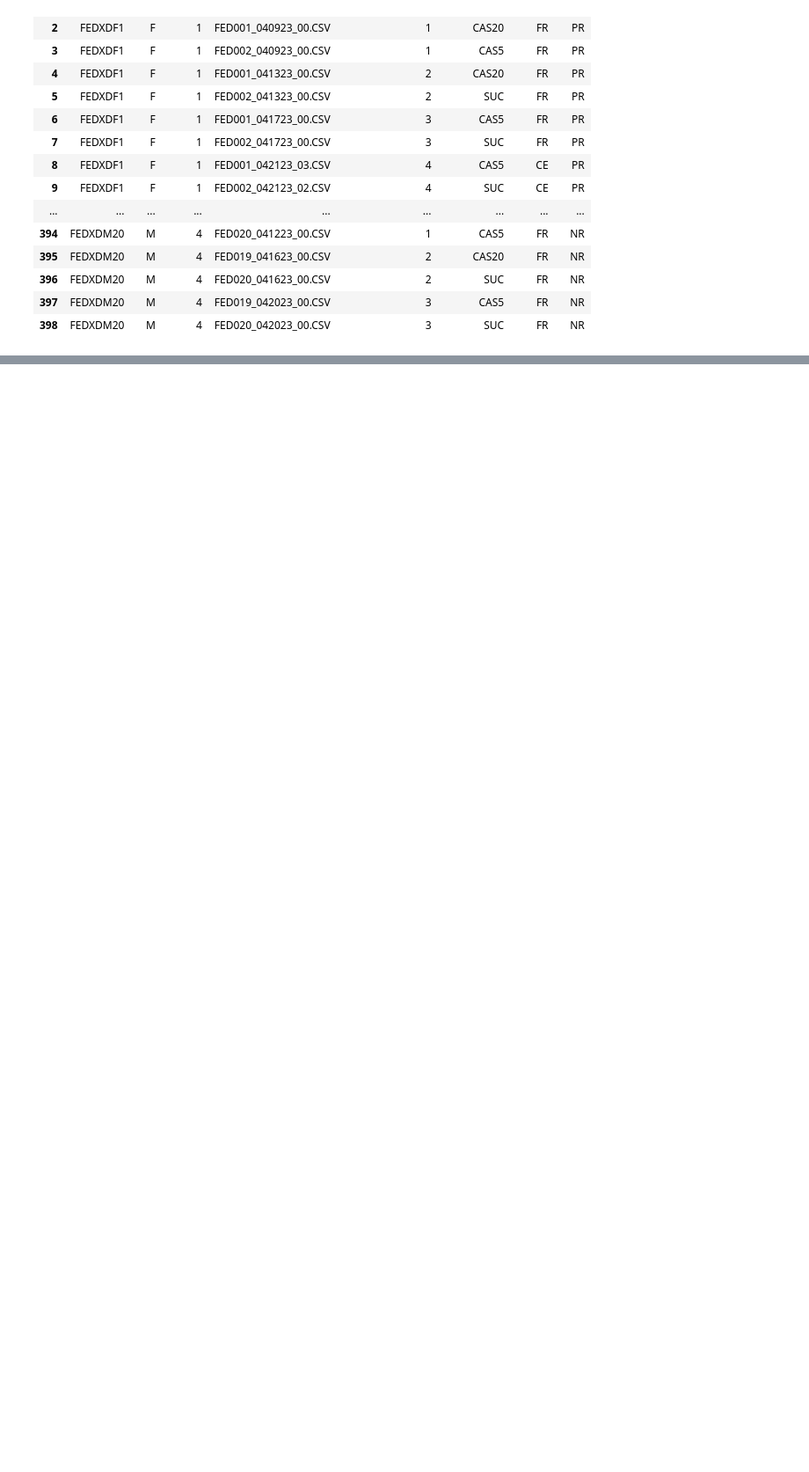
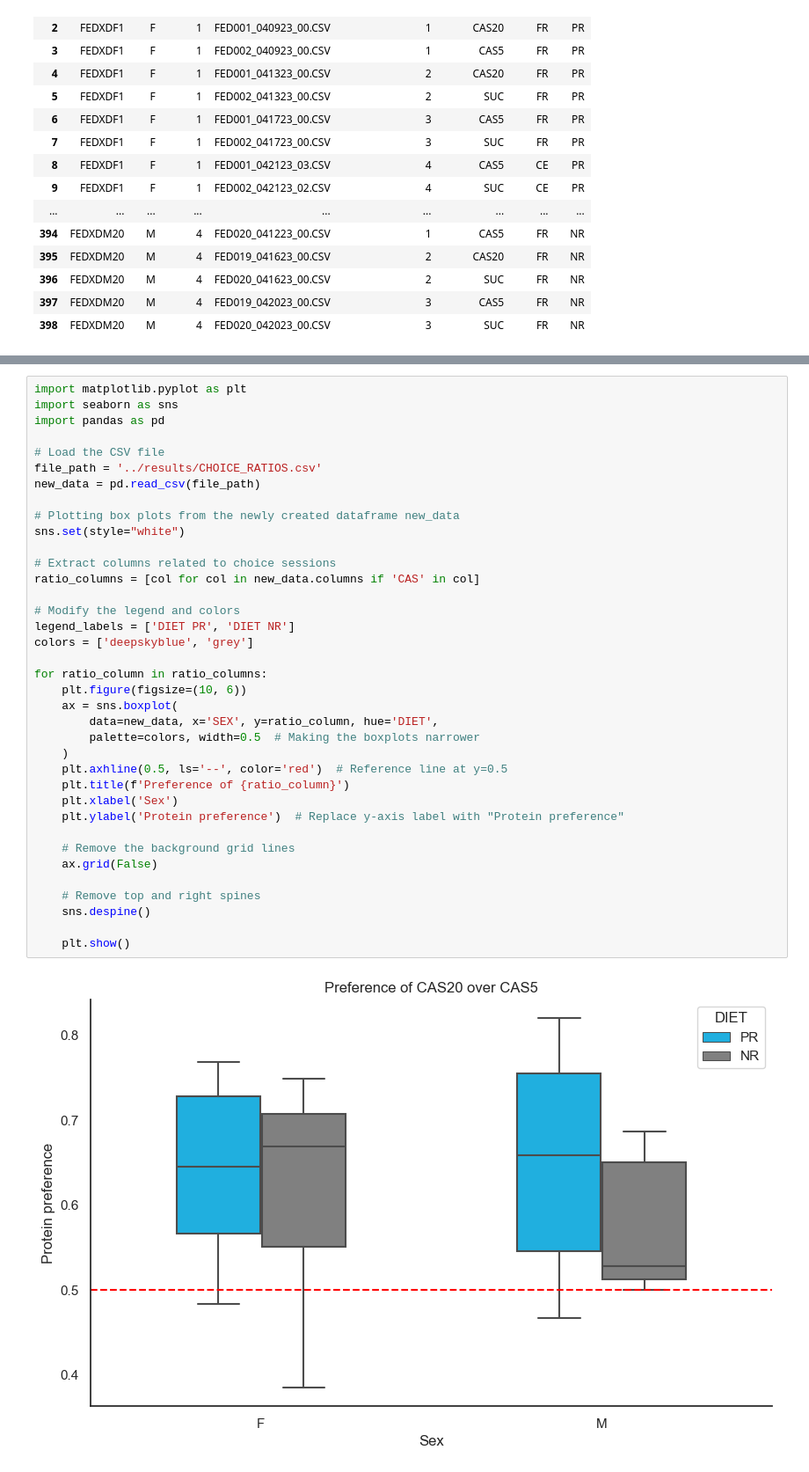
Before and after one commit to Htbibalan/FEDPROFERENCE, a Jupyter notebook: notebooks/RATIO_PREFERENCE.ipynb, the cells around one changed output, grey strips where cells are left out. Shown at 88% size. Cells and saved outputs as stored; diff of their text form; blank space fills up the shorter version.

```diff
--- a/notebooks/RATIO_PREFERENCE.ipynb
+++ b/notebooks/RATIO_PREFERENCE.ipynb
@@ -103,0 +271,39 @@ final_data
+# %%
+import matplotlib.pyplot as plt
+import seaborn as sns
+import pandas as pd
+
+# Load the CSV file
+file_path = '../results/CHOICE_RATIOS.csv'
+new_data = pd.read_csv(file_path)
+
+# Plotting box plots from the newly created dataframe new_data
+sns.set(style="white")
+
+# Extract columns related to choice sessions
+ratio_columns = [col for col in new_data.columns if 'CAS' in col]
+
+# Modify the legend and colors
+legend_labels = ['DIET PR', 'DIET NR']
+colors = ['deepskyblue', 'grey']
+
+for ratio_column in ratio_columns:
+    plt.figure(figsize=(10, 6))
+    ax = sns.boxplot(
+        data=new_data, x='SEX', y=ratio_column, hue='DIET',
+        palette=colors, width=0.5  # Making the boxplots narrower
+    )
+    plt.axhline(0.5, ls='--', color='red')  # Reference line at y=0.5
+    plt.title(f'Preference of {ratio_column}')
+    plt.xlabel('Sex')
+    plt.ylabel('Protein preference')  # Replace y-axis label with "Protein preference"
+
+    # Remove the background grid lines
+    ax.grid(False)
+
+    # Remove top and right spines
+    sns.despine()
+
+    plt.show()
+# %% [output]
+[figure, added]
```
Also changed, not shown: parts of 13 cells of this notebook, 11 other files.
